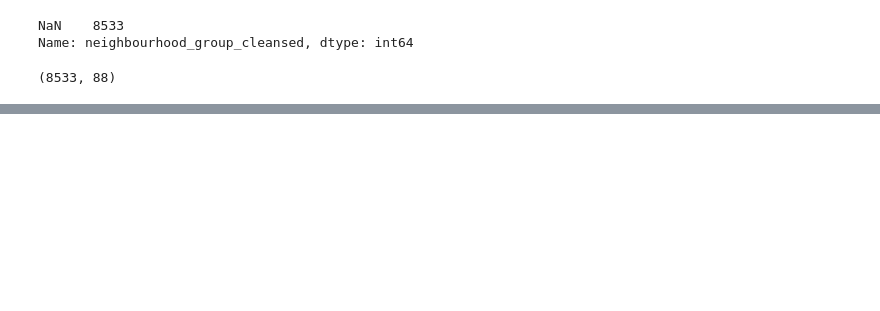
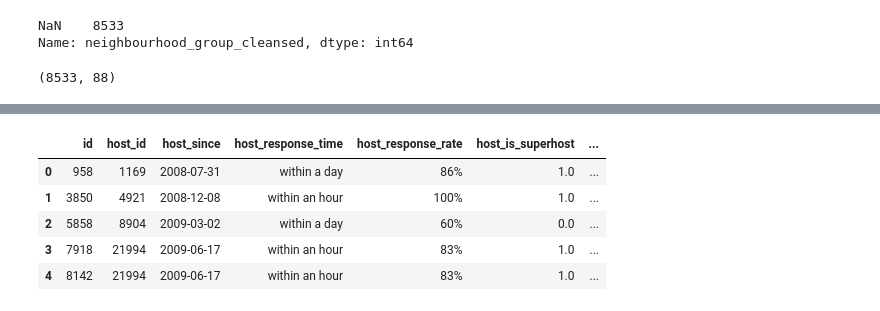
Before and after one commit to shabnami/Capstone_project_Airbnb, a Jupyter notebook: Airbnb.ipynb, the cells around one changed output, grey strips where cells are left out. Cells and saved outputs as stored; diff of their text form; code cells hidden in the pictures; blank space fills up the shorter version.

```diff
--- a/Airbnb.ipynb
+++ b/Airbnb.ipynb
@@ -207,3 +339,12 @@ Name: smart_location, dtype: int64
+# %%
+df.head()
+# %% [output]
+|  | id | host_id | host_since | host_response_time | host_response_rate | host_is_superhost | ... |
+| 0 | 958 | 1169 | 2008-07-31 | within a day | 86% | 1.0 | ... |
+| 1 | 3850 | 4921 | 2008-12-08 | within an hour | 100% | 1.0 | ... |
+| 2 | 5858 | 8904 | 2009-03-02 | within a day | 60% | 0.0 | ... |
+| 3 | 7918 | 21994 | 2009-06-17 | within an hour | 83% | 1.0 | ... |
+| 4 | 8142 | 21994 | 2009-06-17 | within an hour | 83% | 1.0 | ... |
 # %%
 df.city.value_counts(dropna=False)
 # %% [output]
```
Also changed, not shown: parts of 27 cells of this notebook.
